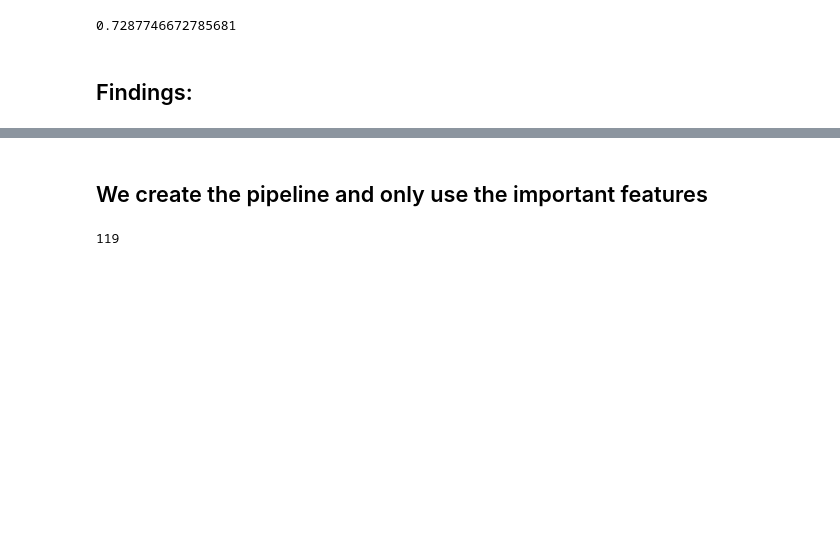
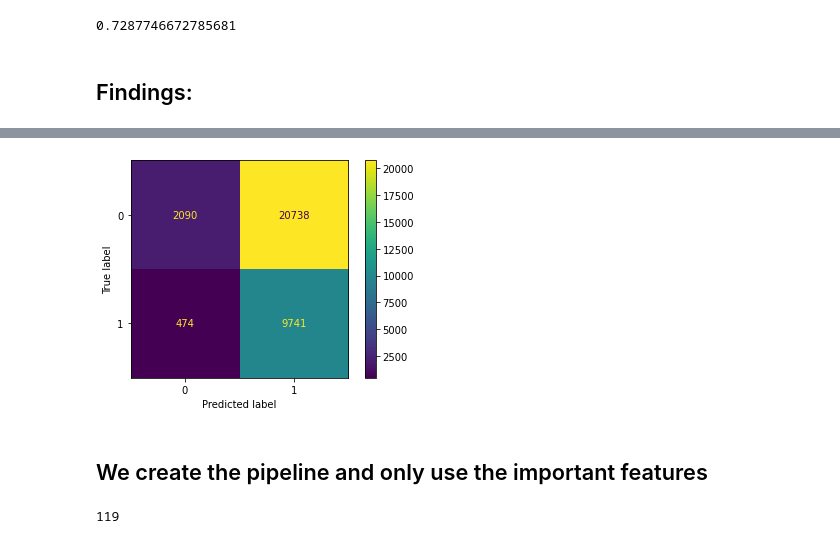
Before and after one commit to Milkafreak/Group_11_ML, a Jupyter notebook: Prosper/Project_G11__Deep_learning_Version04.ipynb, the cells around one changed output, grey strips where cells are left out. Cells and saved outputs as stored; diff of their text form; code cells hidden in the pictures; blank space fills up the shorter version.

```diff
--- a/Prosper/Project_G11__Deep_learning_Version04.ipynb
+++ b/Prosper/Project_G11__Deep_learning_Version04.ipynb
@@ -531,3 +628,14 @@ clf.score(X_train, y_train)
+# %%
+from sklearn.metrics import accuracy_score, confusion_matrix, recall_score, roc_auc_score, precision_score, classification_report
+THRESHOLD = 0.0000001 #best_thresh
+preds = np.where(lg_reg.predict_proba(X_train)[:,1] > THRESHOLD, 1, 0)
+# %%
+CM = confusion_matrix(y_train, preds)
+disp = ConfusionMatrixDisplay(confusion_matrix=CM, display_labels=lg_reg.classes_)
+disp.plot()
+plt.show()
+# %% [output]
+[figure, added]
 # %% [markdown]
 ## We create the pipeline and only use the important features
 # %%
```
Also changed, not shown: parts of 9 cells of this notebook.
